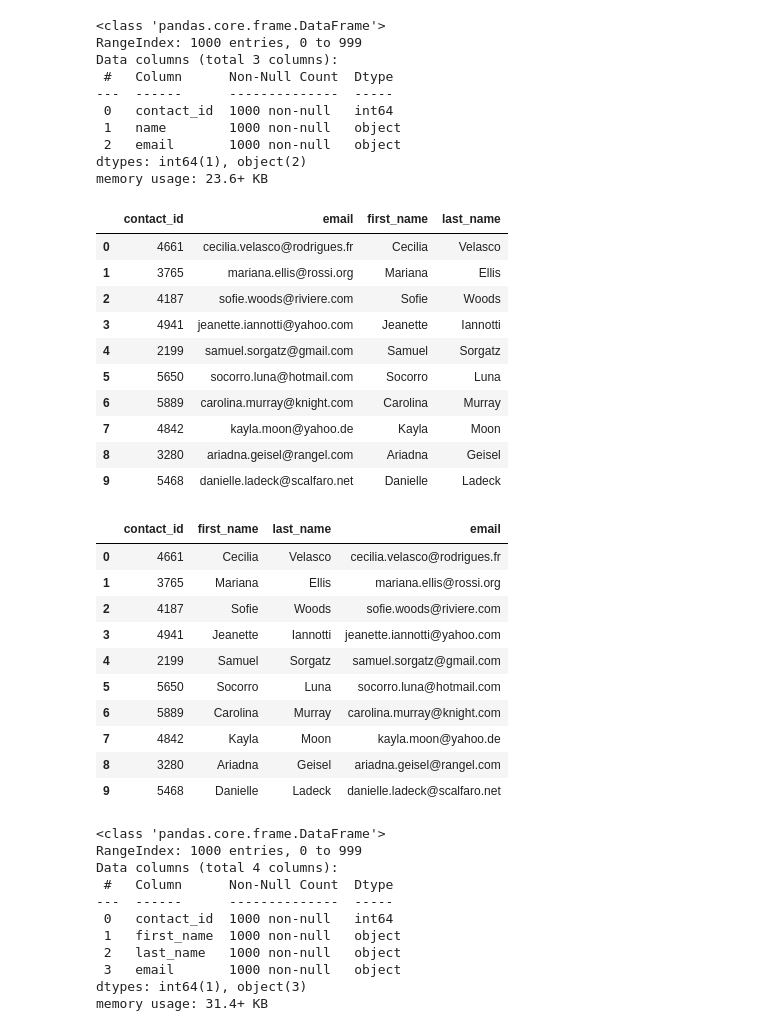
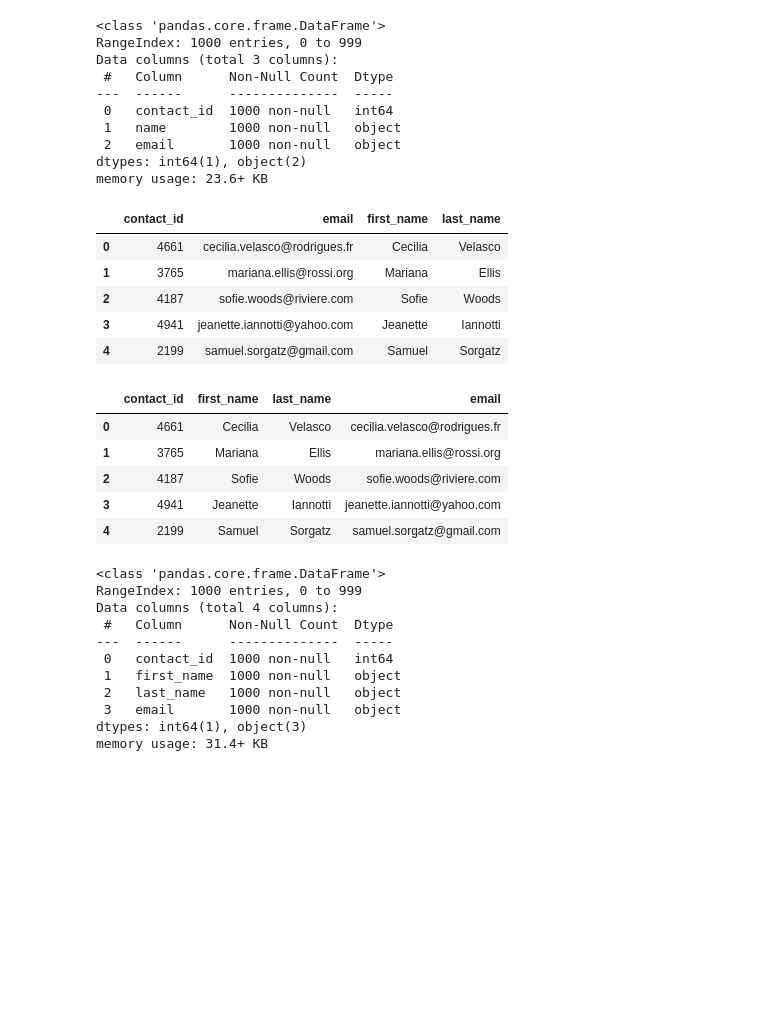
Before and after one commit to hdkronke/crowdfunding-project, a Jupyter notebook: ETL_Mini_Project_BLy.ipynb, the cells around one changed output. Drawn from its saved outputs; the diff is of its cells as text; code cells hidden in the pictures; blank space fills up the shorter version.

Commit message:
completed & cleaned

```diff
--- a/ETL_Mini_Project_BLy.ipynb
+++ b/ETL_Mini_Project_BLy.ipynb
@@ -275,7 +297,7 @@ campaign_cleaned.to_csv("Resources/campaign.csv", index=False)
 ### Extract the contacts.xlsx Data.
 # %%
 # Read the data into a Pandas DataFrame. Use the `header=2` parameter when reading in the data.
-contact_info_df = pd.read_excel('Resources/contacts.xlsx', header=2)
+contact_info_df = pd.read_excel('Resources/contacts.xlsx', header=3)
 contact_info_df.head()
 # %% [output]
 |  | contact_info |
@@ -298,9 +320,13 @@ Then export the DataFrame as a `contacts.csv` CSV file.
 ### Option 1: Use Pandas to create the contacts DataFrame.
 # %%
 # Iterate through the contact_info_df and convert each row to a dictionary.
-import json
 dict_values = []
-
+for i, r in contact_info_df.iterrows():
+    data = r[0]
+    dict_element = json.loads(data)
+    columns = [key for key, val in dict_element.items()]
+    rows = [val for key, val in dict_element.items()]
+    dict_values.append(rows)
 
 # Print out the list of values for each row.
 print(dict_values)
@@ -309,6 +335,8 @@ print(dict_values)
 # %%
 # Create a contact_info DataFrame and add each list of values, i.e., each row
 # to the 'contact_id', 'name', 'email' columns.
+contact_info = pd.DataFrame(dict_values, columns = columns)
+contact_info.head()
 # %% [output]
 |  | contact_id | name | email |
 | 0 | 4661 | Cecilia Velasco | cecilia.velasco@rodrigues.fr |
@@ -331,23 +360,22 @@ dtypes: int64(1), object(2)
 memory usage: 23.6+ KB
 # %%
 # Create a "first"name" and "last_name" column with the first and last names from the "name" column.
-
+contact_info[['first_name','last_name']] = contact_info['name'].str.split(' ', expand = True)
 
 # Drop the contact_name column
+contact_info = contact_info.drop('name', axis = 1)
+contact_info.head()
 # %% [output]
 |  | contact_id | email | first_name | last_name |
 | 0 | 4661 | cecilia.velasco@rodrigues.fr | Cecilia | Velasco |
 | 1 | 3765 | mariana.ellis@rossi.org | Mariana | Ellis |
 | 2 | 4187 | sofie.woods@riviere.com | Sofie | Woods |
 | 3 | 4941 | jeanette.iannotti@yahoo.com | Jeanette | Iannotti |
 | 4 | 2199 | samuel.sorgatz@gmail.com | Samuel | Sorgatz |
-| 5 | 5650 | socorro.luna@hotmail.com | Socorro | Luna |
-| 6 | 5889 | carolina.murray@knight.com | Carolina | Murray |
-| 7 | 4842 | kayla.moon@yahoo.de | Kayla | Moon |
-| 8 | 3280 | ariadna.geisel@rangel.com | Ariadna | Geisel |
-| 9 | 5468 | danielle.ladeck@scalfaro.net | Danielle | Ladeck |
 # %%
 # Reorder the columns
+contacts_df_clean = contact_info[['contact_id', 'first_name', 'last_name', 'email']]
+contacts_df_clean.head()
 # %% [output]
 |  | contact_id | first_name | last_name | email |
 | 0 | 4661 | Cecilia | Velasco | cecilia.velasco@rodrigues.fr |
@@ -355,10 +383,5 @@ memory usage: 23.6+ KB
 | 2 | 4187 | Sofie | Woods | sofie.woods@riviere.com |
 | 3 | 4941 | Jeanette | Iannotti | jeanette.iannotti@yahoo.com |
 | 4 | 2199 | Samuel | Sorgatz | samuel.sorgatz@gmail.com |
-| 5 | 5650 | Socorro | Luna | socorro.luna@hotmail.com |
-| 6 | 5889 | Carolina | Murray | carolina.murray@knight.com |
-| 7 | 4842 | Kayla | Moon | kayla.moon@yahoo.de |
-| 8 | 3280 | Ariadna | Geisel | ariadna.geisel@rangel.com |
-| 9 | 5468 | Danielle | Ladeck | danielle.ladeck@scalfaro.net |
 # %%
 # Check the datatypes one more time before exporting as CSV file.
```
Also changed, not shown: parts of 19 cells of this notebook, 2 other files.
